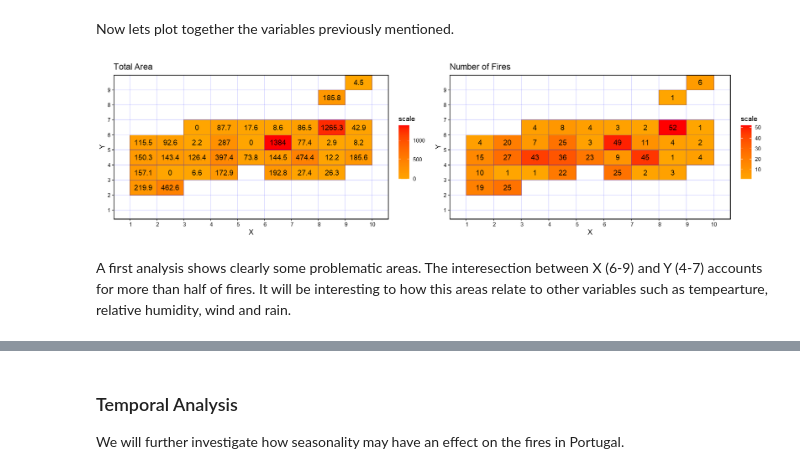
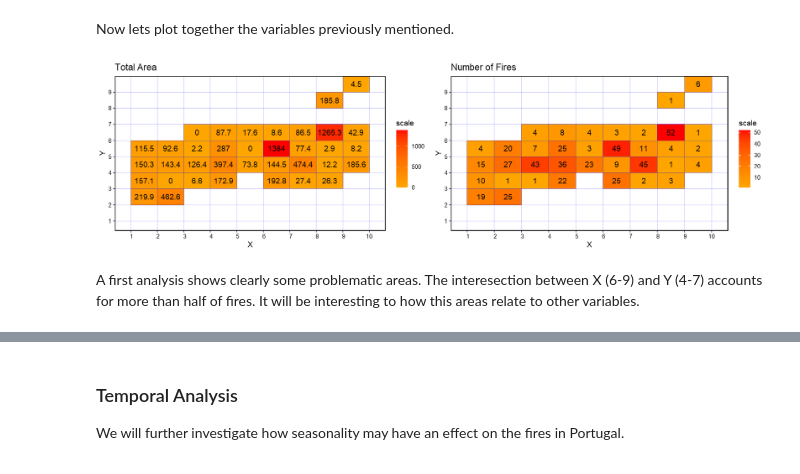
Before and after one commit to Agewerc/Bushfire-Analysis, a Jupyter notebook: Bushfire_Analysis_Area_Prediction.ipynb, the cells around one changed output, grey strips where cells are left out. Cells and saved outputs as stored; diff of their text form; code cells hidden in the pictures.

Commit message:
adding features to spatial analysis

```diff
--- a/Bushfire_Analysis_Area_Prediction.ipynb
+++ b/Bushfire_Analysis_Area_Prediction.ipynb
@@ -140,7 +140,12 @@ df_spatial <- df_fires %>%
             temp = median(temp, na.rm = TRUE),
             RH = median(RH, na.rm = TRUE),
             wind = median(wind, na.rm = TRUE),
-            rain = median(rain, na.rm = TRUE))
+            rain = median(rain, na.rm = TRUE),
+            FFMC = median(FFMC, na.rm = TRUE),
+            DMC = median(DMC, na.rm = TRUE),
+            DC = median(DC, na.rm = TRUE),
+            ISI = median(ISI, na.rm = TRUE)
+           )
 # %% [markdown]
 We want to develop a very specific heatmap, with many different features. To simplify the process of plotting we will create a function that will be used to make applied to make different plots.
 # %%
@@ -164,12 +169,12 @@ Now lets plot together the variables previously mentioned.
 area_plot <- areaheatplot(df_spatial$Total_Area, "Total Area")
 count_plot <- areaheatplot(df_spatial$Count_Fires, "Number of Fires")
 # %%
-options(repr.plot.width=15, repr.plot.height=4) # managing the size
+options(repr.plot.width=14, repr.plot.height=4) # managing the size
 grid.arrange(area_plot, count_plot, nrow = 1, ncol = 2) # making the plot
 # %% [output]
-[figure, old version]
+[figure, new version]
 # %% [markdown]
-A first analysis shows clearly some problematic areas. The interesection between X (6-9) and Y (4-7) accounts for more than half of fires. It will be interesting to how this areas relate to other variables such as tempearture, relative humidity, wind and rain.
+A first analysis shows clearly some problematic areas. The interesection between X (6-9) and Y (4-7) accounts for more than half of fires. It will be interesting to how this areas relate to other variables.
 # %%
 temp_plot <- areaheatplot(df_spatial$temp, "Temperature")
 RH_plot <- areaheatplot(df_spatial$RH, "RH")
```
Also changed, not shown: parts of 13 cells of this notebook.
